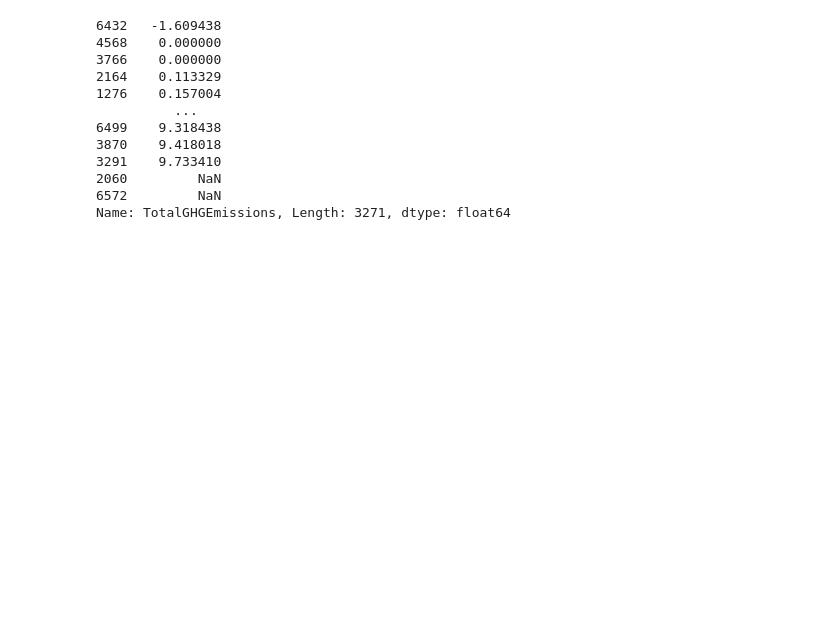
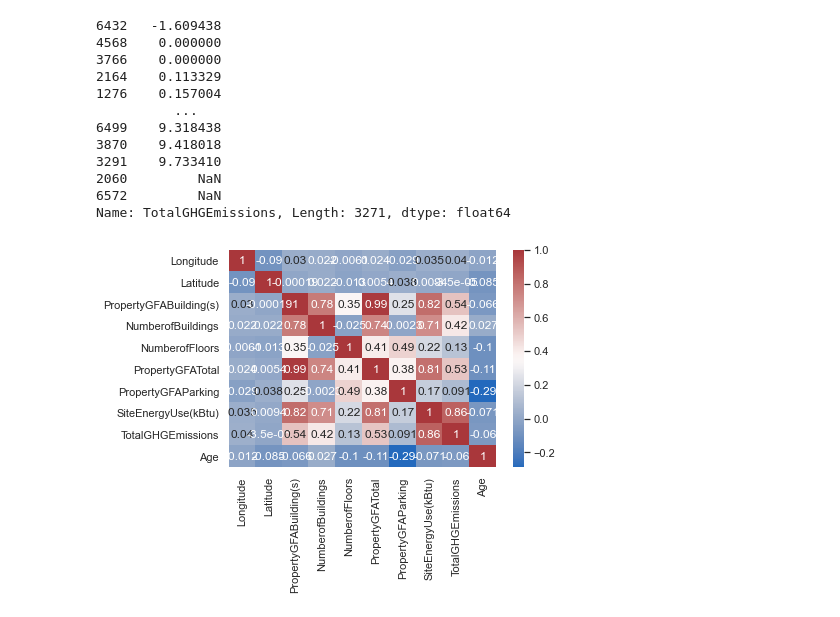
Before and after one commit to ThomasFavrel/OC-P4, a Jupyter notebook: p4.ipynb, the cells around one changed output. Cells and saved outputs as stored; diff of their text form; code cells hidden in the pictures; blank space fills up the shorter version.

```diff
--- a/p4.ipynb
+++ b/p4.ipynb
@@ -1373,3 +1423,9 @@ df_final['TotalGHGEmissions'].sort_values()
 2060         NaN
 6572         NaN
 Name: TotalGHGEmissions, Length: 3271, dtype: float64
+# %%
+sns.heatmap(df_selected_nonRes[num_var].corr()
+           ,cmap='vlag'
+           ,annot=True);
+# %% [output]
+[figure, added]
```
Also changed, not shown: parts of 52 cells of this notebook, 2 other files.
